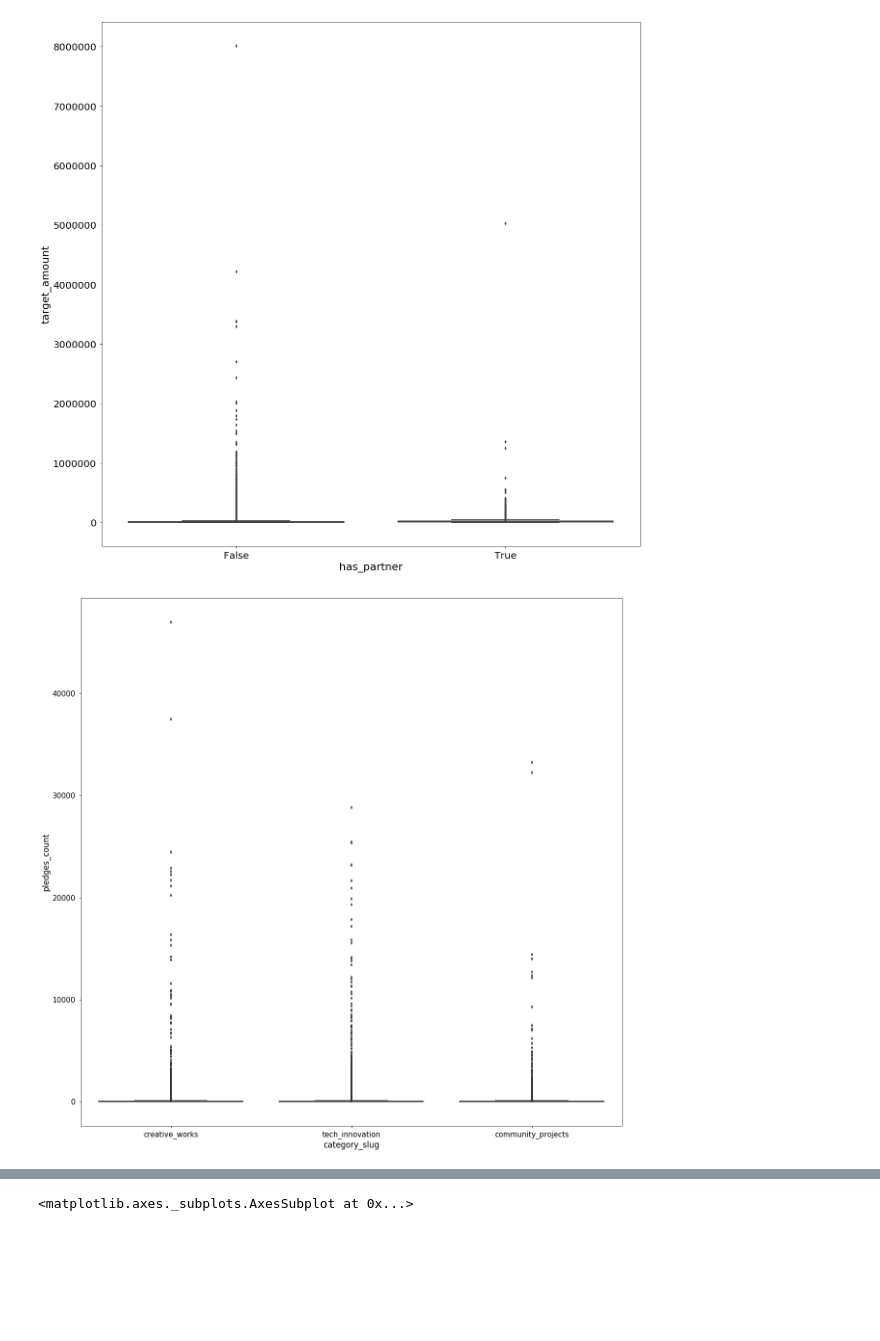
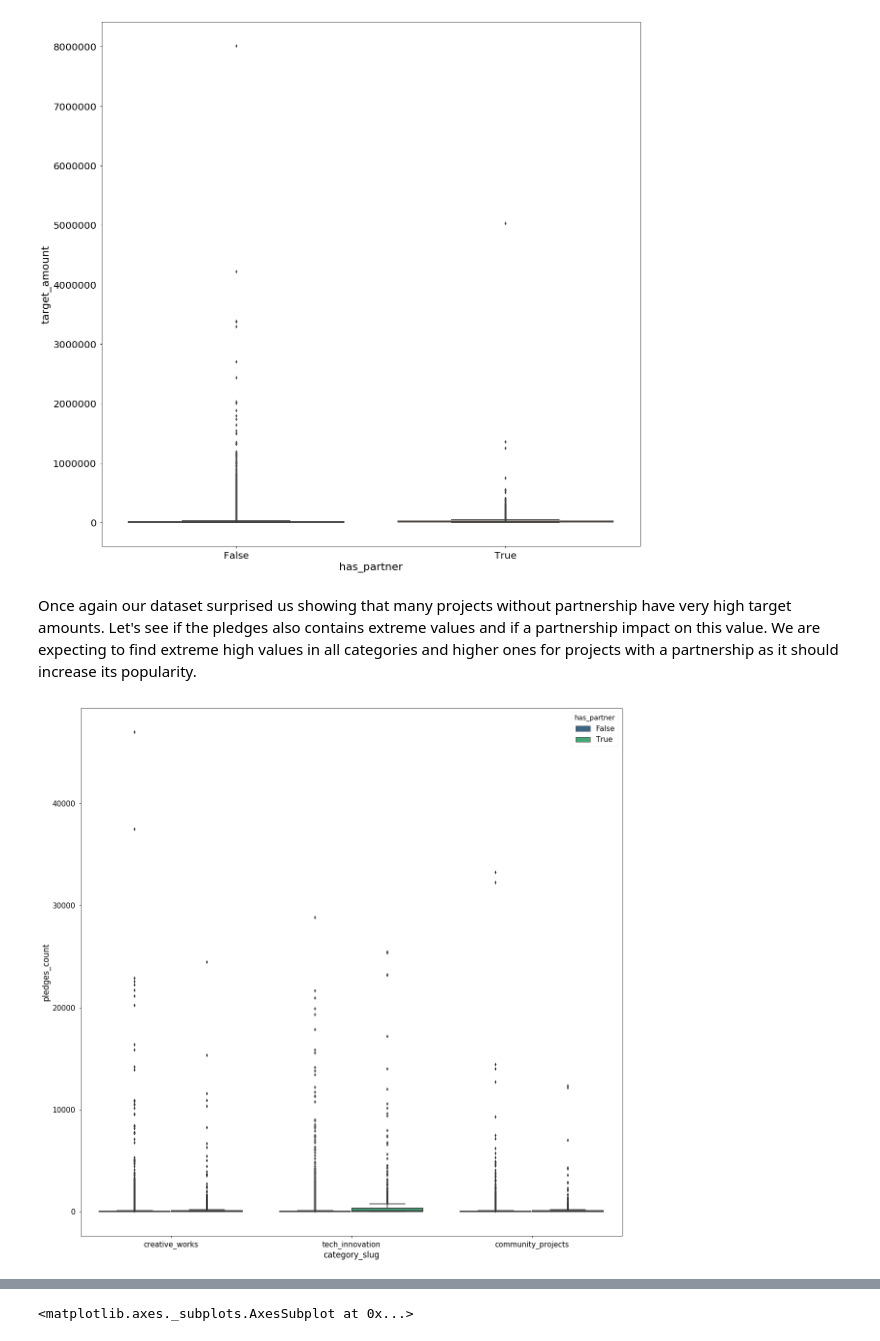
Before and after one commit to bonheml/indiegogo_or_indienono, a Jupyter notebook: 3_dispersion_analysis.ipynb, the cells around one changed output, grey strips where cells are left out. Drawn from its saved outputs; the diff is of its cells as text; code cells hidden in the pictures; blank space fills up the shorter version.

```diff
--- a/3_dispersion_analysis.ipynb
+++ b/3_dispersion_analysis.ipynb
@@ -31,9 +52,11 @@ with sns.plotting_context("notebook", font_scale=2):
     ax = sns.boxplot(x="has_partner", y="target_amount", data=indiegogo)
 # %% [output]
 [figure]
+# %% [markdown]
+<p>Once again our dataset surprised us showing that many projects without partnership have very high target amounts. Let's see if the pledges also contains extreme values and if a partnership impact on this value. We are expecting to find extreme high values in all categories and higher ones for projects with a partnership as it should increase its popularity.</p>
 # %%
 with sns.plotting_context("notebook", font_scale=1.5):
     plt.figure(figsize=(20, 20))
-    ax = sns.boxplot(y="pledges_count", x="category_slug", data=indiegogo, palette="viridis")
+    ax = sns.boxplot(y="pledges_count", x="category_slug", data=indiegogo, hue="has_partner", palette="viridis")
 # %% [output]
-[figure, old version]
+[figure, new version]
```
Also changed, not shown: parts of 24 cells of this notebook.
